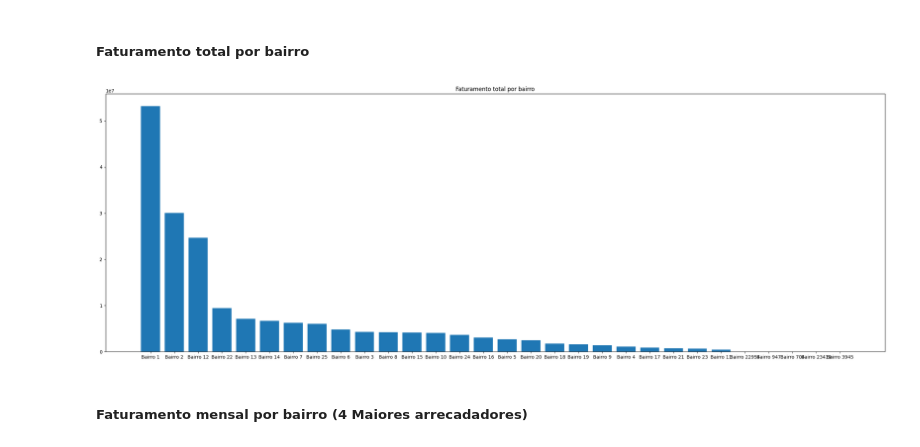
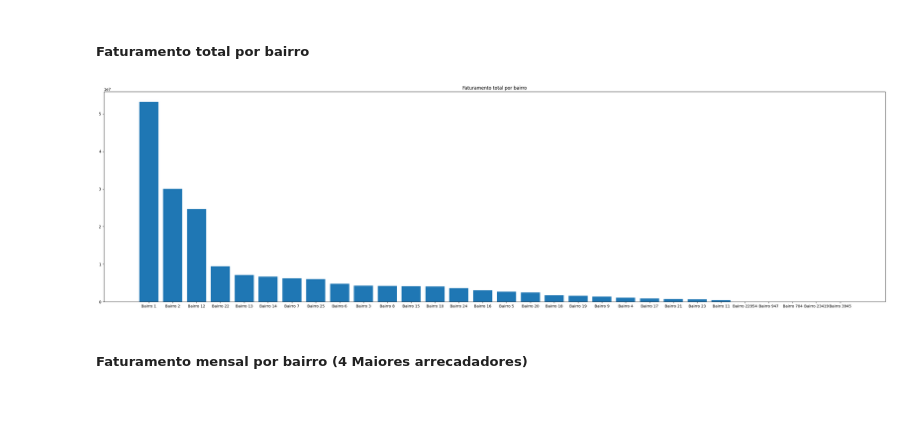
Before and after one commit to GiancarloPandini/TrabalhoFinalIA, a Jupyter notebook: Notebooks/AnaliseDados.ipynb, the cells around one changed output. Drawn from its saved outputs; the diff is of its cells as text; code cells hidden in the pictures; blank space fills up the shorter version.

```diff
--- a/Notebooks/AnaliseDados.ipynb
+++ b/Notebooks/AnaliseDados.ipynb
@@ -135,19 +135,19 @@ df_iss_bairro
 # %%
 total_bairro = df_iss_bairro.drop(columns=['competencia']).groupby(['nome_bairro']).sum(['imposto'])
 total_bairro = total_bairro.reset_index()
 total_bairro= total_bairro.sort_values(by=['imposto'], ascending=False)
 
 nome_barras = total_bairro['nome_bairro'].values
 tamanho_barras = total_bairro['imposto'].values
 y_pos = np.arange(len(nome_barras))
 
-plt.figure(figsize=(30,10))
+plt.figure(figsize=(37,10))
 plt.bar(y_pos, tamanho_barras)
 plt.xticks(y_pos, nome_barras)
 plt.title('Faturamento total por bairro')
 plt.show()
 # %% [output]
-[figure, old version]
+[figure, new version]
 # %% [markdown]
 ##### Faturamento mensal por bairro (4 Maiores arrecadadores)
 # %%
```
Also changed, not shown: parts of 1 cell of this notebook, 1 other file.
